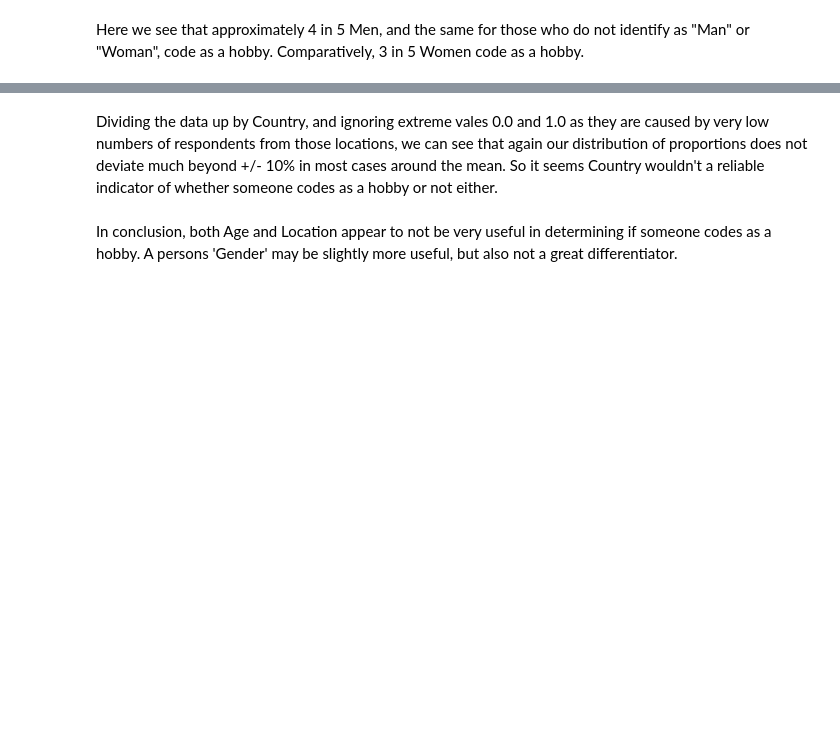
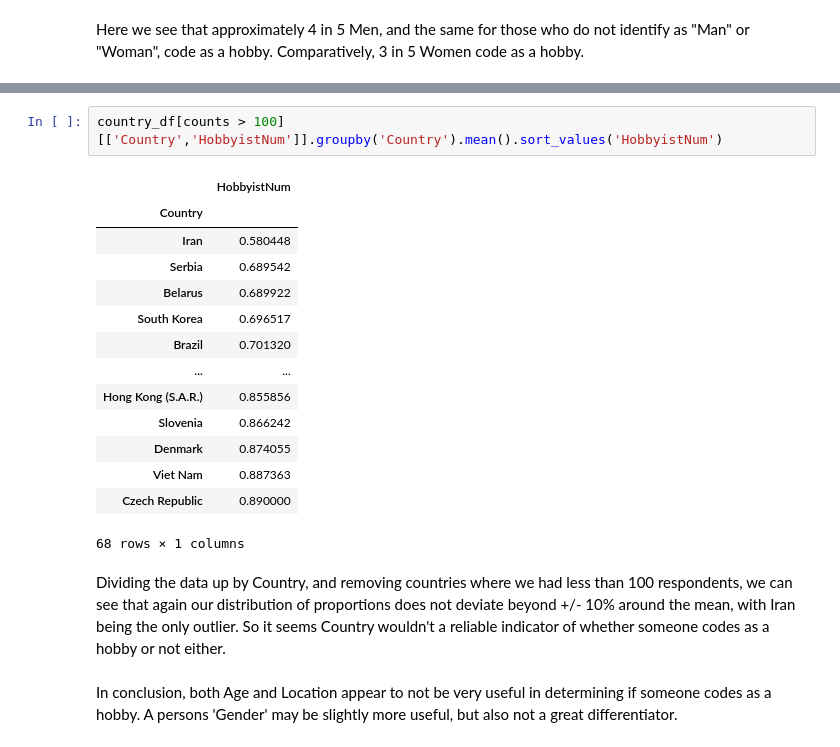
Before and after one commit to jbm1991/stackoverflow_survey, a Jupyter notebook: HobbyistAnalysis.ipynb, the cells around one changed output, grey strips where cells are left out. Drawn from its saved outputs; the diff is of its cells as text; blank space fills up the shorter version.

```diff
--- a/HobbyistAnalysis.ipynb
+++ b/HobbyistAnalysis.ipynb
@@ -104,5 +104,22 @@ Text(0, 0.5, 'Count')
+# %%
+country_df[counts > 100][['Country','HobbyistNum']].groupby('Country').mean().sort_values('HobbyistNum')
+# %% [output]
+|  | HobbyistNum |
+| Country |  |
+| Iran | 0.580448 |
+| Serbia | 0.689542 |
+| Belarus | 0.689922 |
+| South Korea | 0.696517 |
+| Brazil | 0.701320 |
+| ... | ... |
+| Hong Kong (S.A.R.) | 0.855856 |
+| Slovenia | 0.866242 |
+| Denmark | 0.874055 |
+| Viet Nam | 0.887363 |
+| Czech Republic | 0.890000 |
+68 rows × 1 columns
 # %% [markdown]
-Dividing the data up by Country, and ignoring extreme vales 0.0 and 1.0 as they are caused by very low numbers of respondents from those locations, we can see that again our distribution of proportions does not deviate much beyond +/- 10% in most cases around the mean. So it seems Country wouldn't a reliable indicator of whether someone codes as a hobby or not either.
+Dividing the data up by Country, and removing countries where we had less than 100 respondents, we can see that again our distribution of proportions does not deviate beyond +/- 10% around the mean, with Iran being the only outlier. So it seems Country wouldn't a reliable indicator of whether someone codes as a hobby or not either.
 # %% [markdown]
 In conclusion, both Age and Location appear to not be very useful in determining if someone codes as a hobby. A persons 'Gender' may be slightly more useful, but also not a great differentiator.
 # %%
```
Also changed, not shown: parts of 1 cell of this notebook.
